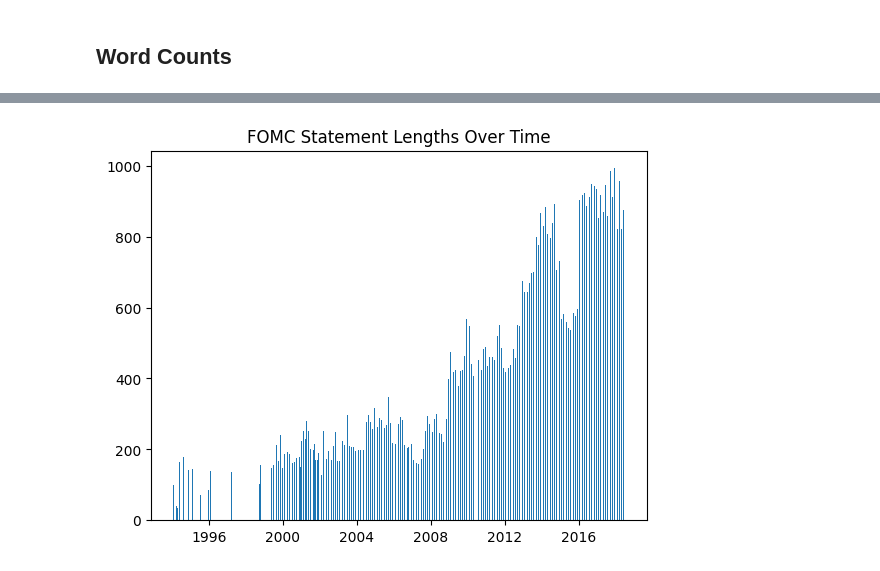
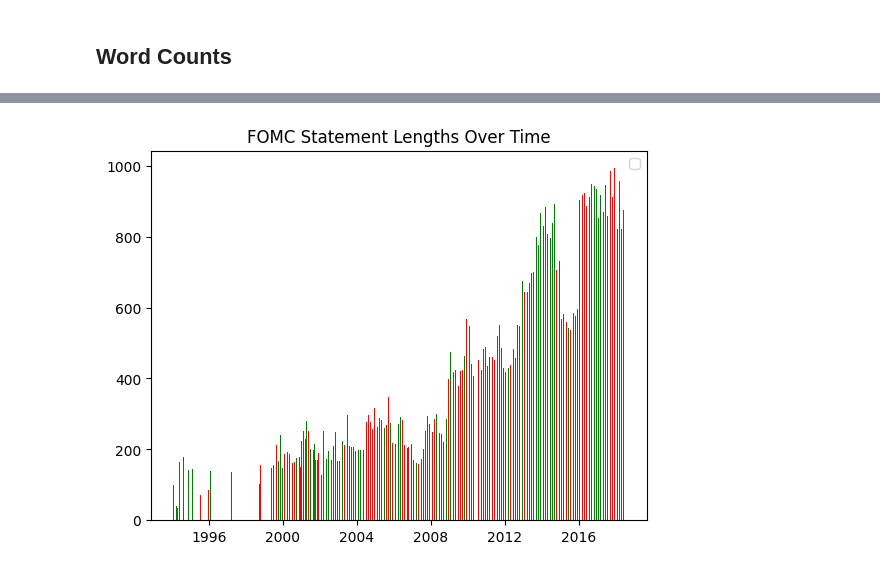
Before and after one commit to vheastman/FOMC, a Jupyter notebook: EDA.ipynb, the cells around one changed output, grey strips where cells are left out. Cells and saved outputs as stored; diff of their text form; code cells hidden in the pictures.

```diff
--- a/EDA.ipynb
+++ b/EDA.ipynb
@@ -55,7 +55,7 @@ def collect_ngrams(txt, n=2, how_many=20):
 # %%
 # Load Data
 df = pd.read_csv("https://raw.githubusercontent.com/vheastman/FOMC/main/statements_with_labels.csv")
-df = df.drop('Unnamed: 0', axis=1) # Drop this, but this is annoying
+#df = df.drop('Unnamed: 0', axis=1) # Drop this, but this is annoying
 df.date = pd.to_datetime(df.date, format='%Y-%m-%d') # Parse the date field
 
 # Let's look at the Treasury data, just for fun
@@ -84,7 +84,7 @@ df.head()
 ## Word Counts
 # %%
 # Determine word counts
-out = {} # Initialize dictionary to store statment lengths
+df['lengths'] = 0 # Initialize column to store statment lengths
 counts = {} # initialize dictionary of word counts
 for i in range(0,df.shape[0]):
     words = df.loc[i,'text'].split()
@@ -94,6 +94,5 @@ for i in range(0,df.shape[0]):
             counts[j] = 1
         else:\
             counts[j] += 1
-    out[df.loc[i,'date']] = len(words)
-statement_lengths = pd.DataFrame.from_dict(out, orient='index').rename(columns = {0:'length'})
+    df.loc[i,'lengths'] = len(words)
 # %%
@@ -114,4 +122,9 @@ Average statement length: 407.81176470588235 words
 # %%
-plt.bar(x = statement_lengths.index, height = statement_lengths.length, width = 20)
+plt.bar(x = df.date,
+        height = df.lengths,
+        width = 20,
+        color = ['green' if x == 1 else 'red' for x in df.labels])
 plt.title("FOMC Statement Lengths Over Time")
+plt.legend()
+plt.show()
 # %% [output]
@@ -119 +132 @@ Text(0.5, 1.0, 'FOMC Statement Lengths Over Time')
-[figure, old version]
+[figure, new version]
```
Also changed, not shown: parts of 6 cells of this notebook.
